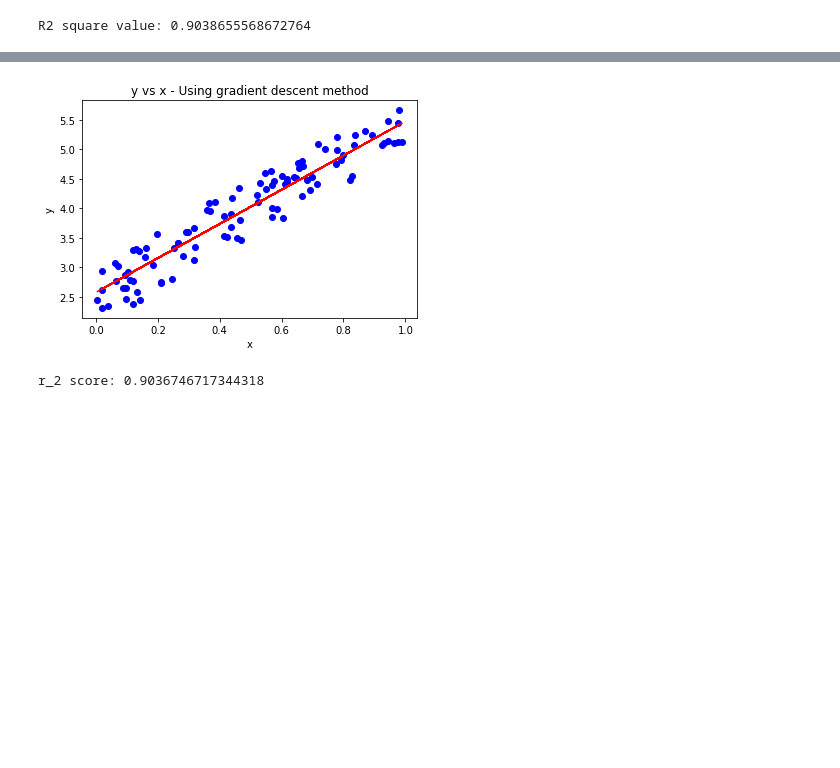
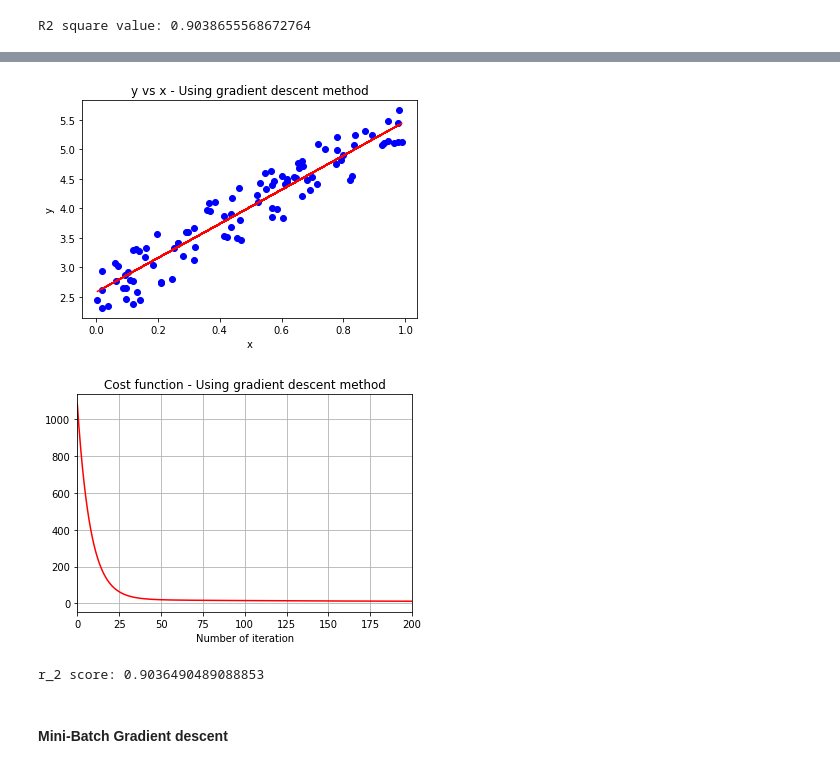
Before and after one commit to ShivaHarshPothula/MachineLearning_Scripts, a Jupyter notebook: Linear_Regression.ipynb, the cells around one changed output, grey strips where cells are left out. Cells and saved outputs as stored; diff of their text form; code cells hidden in the pictures; blank space fills up the shorter version.

```diff
--- a/Linear_Regression.ipynb
+++ b/Linear_Regression.ipynb
@@ -223,22 +248,36 @@ plt.show()
 # %%
-## Finalized model
+## Finalized Gradient descent model
 theta = np.random.rand(2,1)
 n_iter = 1000
 alpha = 0.05
 
-theta_GD,theta_hist,cost_func_hist = gradient_des(x_with_const,y,theta,alpha,n_iter)
+start_time_GD = time.time()
+theta_GD,theta_hist,cost_func_hist = gradient_des(x_with_const,y,theta,alpha,n_iter,tol)
+end_time_GD = time.time()
 
 y_pred_GD = np.dot(x_with_const,theta_GD)
 
 plt.figure(figsize=(6,4))
 plt.plot(x,y_pred_GD,'r-')
 plt.scatter(x,y,color='blue')
 plt.xlabel('x')
 plt.ylabel('y')
 plt.title('y vs x - Using gradient descent method')
 plt.show()
 
+plt.figure(figsize=(6,4))
+plt.plot(list(np.arange(n_iter)),cost_func_hist,'r-')
+plt.grid()
+plt.xlabel('Number of iteration')
+plt.ylabel('')
+plt.title('Cost function - Using gradient descent method')
+plt.xlim(0,200)
+plt.show()
+
 print('r_2 score:',r2_score(y,y_pred_GD))
 # %% [output]
 [figure]
+[figure, added]
-r_2 score: 0.9036746717344318
+r_2 score: 0.9036490489088853
+# %% [markdown]
+#### Mini-Batch Gradient descent
```
Also changed, not shown: parts of 15 cells of this notebook.
